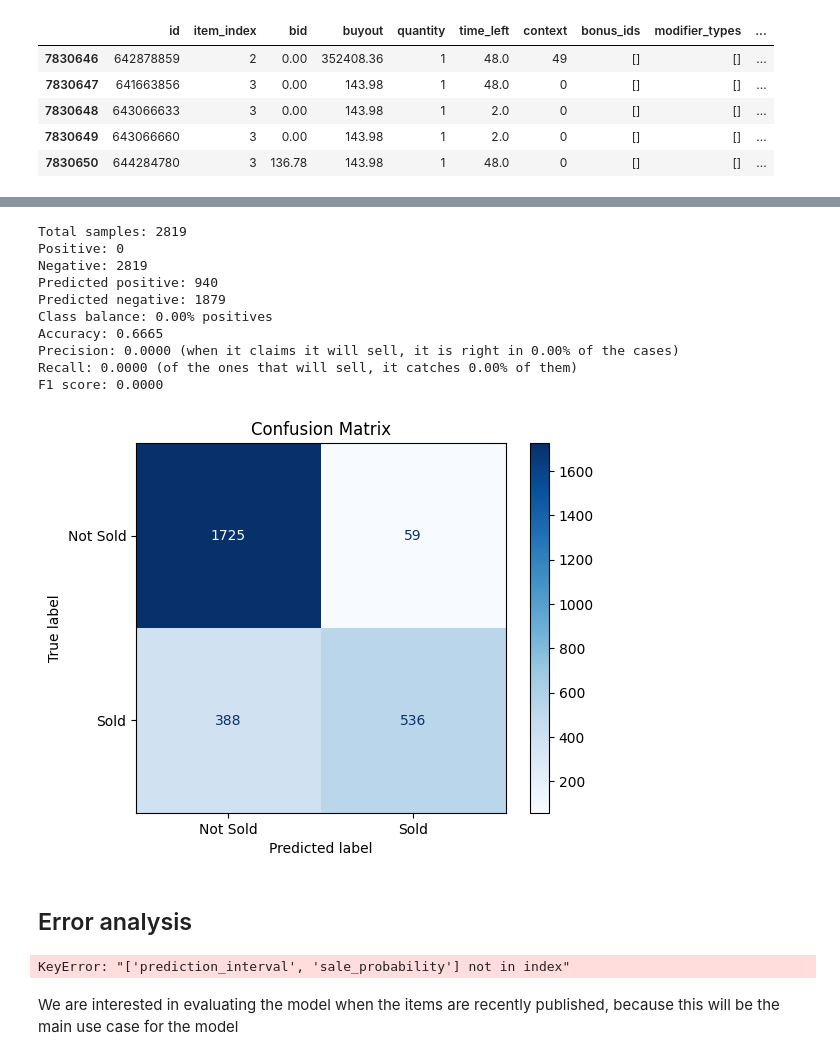
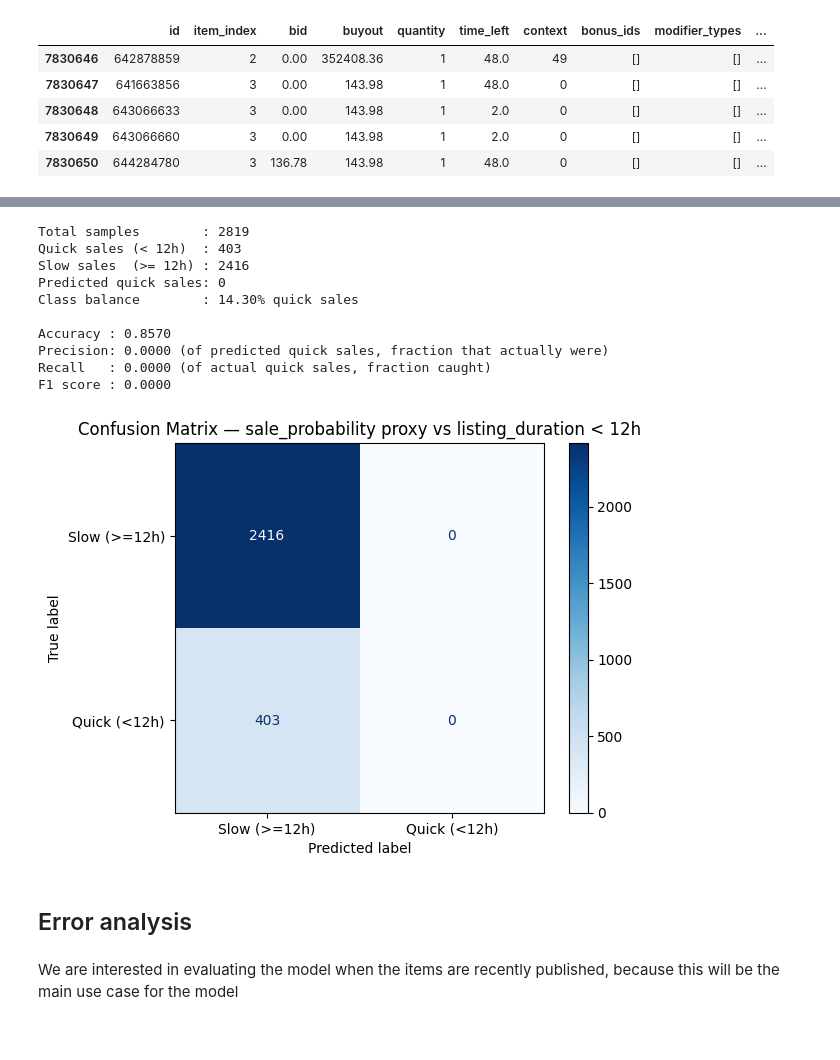
Before and after one commit to AngelUrq/auction_classic, a Jupyter notebook: notebooks/transformer_evaluation.ipynb, the cells around one changed output, grey strips where cells are left out. Saved outputs shown, nothing was run; the diff lists cells and outputs as text; code cells hidden in the pictures.

Commit message:
Update survival analysis inference code

```diff
--- a/notebooks/transformer_evaluation.ipynb
+++ b/notebooks/transformer_evaluation.ipynb
@@ -81,7 +78,7 @@ Auctions shape: (15274382, 18)
 | 7830650 | 644284780 | 3 | 136.78 | 143.98 | 1 | 48.0 | 0 | [] | [] | ... |
 # %%
 model = AuctionTransformer.load_from_checkpoint(
-    '../models/transformer-4.2M-quantile_24-lr1e-05-bs64/last.ckpt',
+    '../models/transformer-4.1M-survival_24-lr3e-05-bs128/last.ckpt',
     map_location=device,
     weights_only=False
 )
@@ -148,52 +217,51 @@ np.float64(0.7616175948918056)
 # %%
 from sklearn.metrics import precision_score, recall_score, f1_score, accuracy_score, confusion_matrix, ConfusionMatrixDisplay
 
-df_auctions_filtered = df_predictions[df_predictions['listing_age'] == 0]
+df_auctions_filtered = df_predictions[df_predictions['listing_age'] == 0].copy()
 df_auctions_filtered = df_auctions_filtered[df_auctions_filtered['time_left'] == 48.0]
 
+# Ground truth: did the auction disappear within 12h? (proxy for sold)
+df_auctions_filtered['quick_sale_gt'] = (df_auctions_filtered['listing_duration'] < 12).astype(int)
 df_auctions_filtered['sale_prediction'] = (df_auctions_filtered['sale_probability'] > 0.5).astype(int)
-df_auctions_filtered['is_sold'] = df_auctions_filtered['is_sold'].astype(int)
 
-num_positive = df_auctions_filtered['is_sold'].sum()
+num_positive = df_auctions_filtered['quick_sale_gt'].sum()
 num_negative = len(df_auctions_filtered) - num_positive
 
-print(f"Total samples: {len(df_auctions_filtered)}")
-print(f"Positive: {int(num_positive)}")
-print(f"Negative: {int(num_negative)}")
-print(f"Predicted positive: {df_auctions_filtered['sale_prediction'].sum()}")
-print(f"Predicted negative: {len(df_auctions_filtered) - df_auctions_filtered['sale_prediction'].sum()}")
-print(f"Class balance: {num_positive / len(df_auctions_filtered):.2%} positives")
+print(f"Total samples        : {len(df_auctions_filtered)}")
+print(f"Quick sales (< 12h)  : {int(num_positive)}")
+print(f"Slow sales  (>= 12h) : {int(num_negative)}")
+print(f"Predicted quick sales: {df_auctions_filtered['sale_prediction'].sum()}")
+print(f"Class balance        : {num_positive / len(df_auctions_filtered):.2%} quick sales")
 
-# Compare ground truth (is_sold) against the new thresholded class (sale_prediction)
-accuracy = accuracy_score(df_auctions_filtered['is_sold'], df_auctions_filtered['sale_prediction'])
-precision = precision_score(df_auctions_filtered['is_sold'], df_auctions_filtered['sale_prediction'])
-recall = recall_score(df_auctions_filtered['is_sold'], df_auctions_filtered['sale_prediction'])
-f1 = f1_score(df_auctions_filtered['is_sold'], df_auctions_filtered['sale_prediction'])
-print(f"Accuracy: {accuracy:.4f}")
-print(f"Precision: {precision:.4f} (when it claims it will sell, it is right in {precision:.2%} of the cases)")
-print(f"Recall: {recall:.4f} (of the ones that will sell, it catches {recall:.2%} of them)")
-print(f"F1 score: {f1:.4f}")
+accuracy  = accuracy_score(df_auctions_filtered['quick_sale_gt'], df_auctions_filtered['sale_prediction'])
+precision = precision_score(df_auctions_filtered['quick_sale_gt'], df_auctions_filtered['sale_prediction'], zero_division=0)
+recall    = recall_score(df_auctions_filtered['quick_sale_gt'], df_auctions_filtered['sale_prediction'], zero_division=0)
+f1        = f1_score(df_auctions_filtered['quick_sale_gt'], df_auctions_filtered['sale_prediction'], zero_division=0)
+
+print(f"\nAccuracy : {accuracy:.4f}")
+print(f"Precision: {precision:.4f} (of predicted quick sales, fraction that actually were)")
+print(f"Recall   : {recall:.4f} (of actual quick sales, fraction caught)")
+print(f"F1 score : {f1:.4f}")
 # %% [output]
-Total samples: 2819
-Positive: 0
-Negative: 2819
-Predicted positive: 940
-Predicted negative: 1879
-Class balance: 0.00% positives
-Accuracy: 0.6665
-Precision: 0.0000 (when it claims it will sell, it is right in 0.00% of the cases)
-Recall: 0.0000 (of the ones that will sell, it catches 0.00% of them)
-F1 score: 0.0000
+Total samples        : 2819
+Quick sales (< 12h)  : 403
+Slow sales  (>= 12h) : 2416
+Predicted quick sales: 0
+Class balance        : 14.30% quick sales
+
+Accuracy : 0.8570
+Precision: 0.0000 (of predicted quick sales, fraction that actually were)
+Recall   : 0.0000 (of actual quick sales, fraction caught)
+F1 score : 0.0000
 # %%
-cm = confusion_matrix(df_auctions_filtered['sold_gt'], df_auctions_filtered['sold_pred'])
+cm = confusion_matrix(df_auctions_filtered['quick_sale_gt'], df_auctions_filtered['sale_prediction'])
 
-# Plot confusion matrix
-disp = ConfusionMatrixDisplay(confusion_matrix=cm, display_labels=["Not Sold", "Sold"])
+disp = ConfusionMatrixDisplay(confusion_matrix=cm, display_labels=["Slow (>=12h)", "Quick (<12h)"])
 disp.plot(cmap="Blues", values_format='d')
-plt.title("Confusion Matrix")
+plt.title("Confusion Matrix — sale_probability proxy vs listing_duration < 12h")
 plt.show()
 # %% [output]
-[figure, old version]
+[figure, new version]
 # %% [markdown]
 ## Error analysis
 # %%
@@ -208,16 +276,15 @@ columns = [
     'prediction_q10',
     'prediction_q50',
     'prediction_q90',
-    'prediction_interval',
-    'sale_probability'
+    'expected_duration',
+    'sale_probability',
 ]
 
 df_error = df_auctions_filtered[columns].copy()
+df_error['prediction_interval'] = df_error['prediction_q90'] - df_error['prediction_q10']
 df_error['error'] = np.abs(df_error['listing_duration'] - df_error['prediction_q50'])
 
 df_error.sample(5)
-# %% [output]
-KeyError: "['prediction_interval', 'sale_probability'] not in index"
 # %%
 df_error['time_left'].hist(bins=10)
 # %%
```
Also changed, not shown: parts of 19 cells of this notebook, 2 other files.
